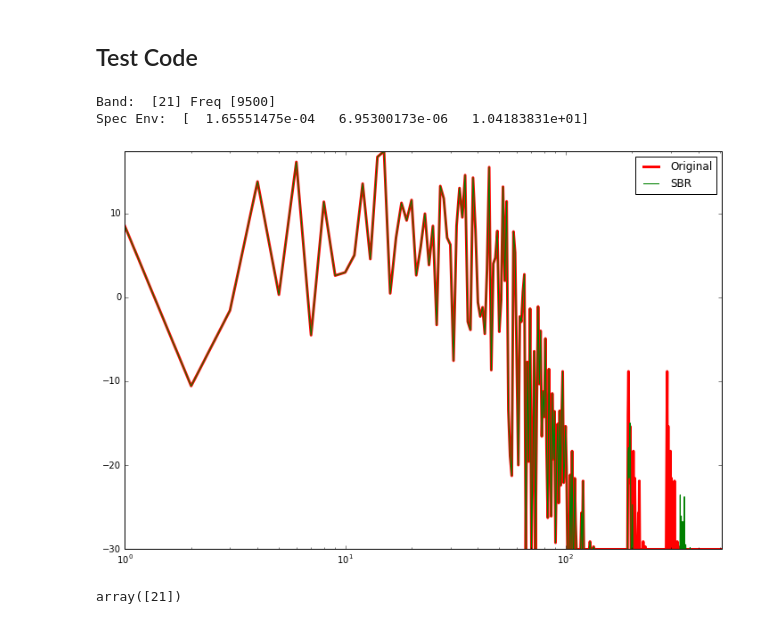
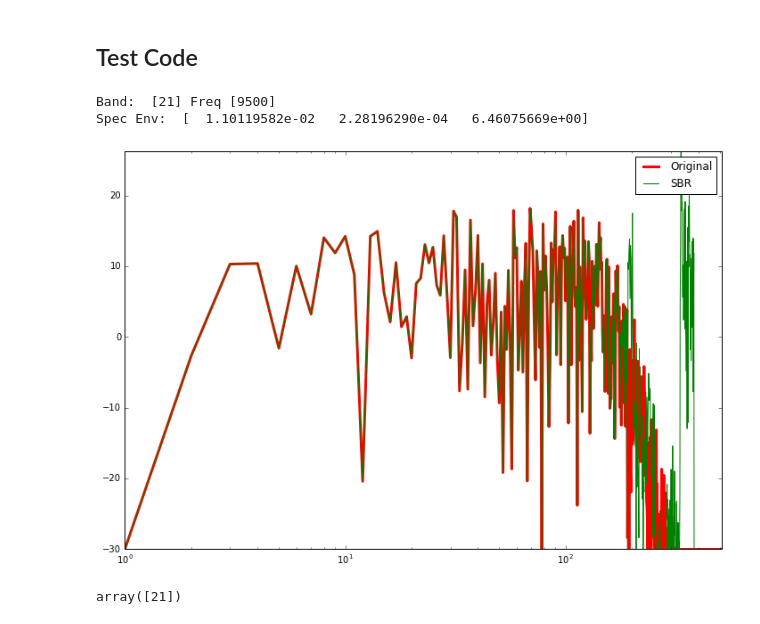
Before and after one commit to nickgang/ccrmac, a Jupyter notebook: baseCoder/SBR.ipynb, the cells around one changed output. Cells and saved outputs as stored; diff of their text form; code cells hidden in the pictures.

```diff
--- a/baseCoder/SBR.ipynb
+++ b/baseCoder/SBR.ipynb
@@ -138,37 +138,38 @@ if __name__ == "__main__":
 
 #     Noise Signal
     x = np.random.uniform(-1,1,(N))
-    b,a = signal.butter(5,0.1) # lowpass filter
+    b,a = signal.butter(5,0.3) # lowpass filter
     xn = signal.lfilter(b,a,x)
 
 
     Xmdct = m.MDCT(w.SineWindow(xn),N/2,N/2) # Compute FFT of signal
     sineWin = (1/float(N))*np.sum(np.power(w.SineWindow(np.ones_like(xn)),2)) # Get avg pow of hann window
     XmI = (4/(np.power(N,2)*sineWin))*(np.power(np.abs(Xmdct),2)) # Convert values of FFT to intensity
 
     cutoff = 9000
 
     specEnv = calcSpecEnv(xn,cutoff,fs)
 
-    newBins = HiFreqRec2(XmI,fs,cutoff)
+    copyBins = np.array(XmI,copy=True)
+    newBins = HiFreqRec2(copyBins,fs,cutoff)
     noiseBins = AddHiFreqs(newBins,fs,cutoff)
     envBins = EnvAdjust(noiseBins,fs,cutoff,specEnv)
 
     plt.figure(1)
     plt.semilogx(p.SPL(XmI),color='red',lw=3,label="Original")
     plt.hold(True)
     plt.semilogx(p.SPL(envBins),color='green',lw=1,label="SBR")
     plt.hold(True)
     a = plt.gca()
     a.legend()
     a.axis('tight')
 
     print 'Band: ',freqToBand(cutoff),'Freq',p.cbFreqLimits[freqToBand(cutoff)]
     print 'Spec Env: ',specEnv
 # %% [output]
 Band:  [21] Freq [9500]
-Spec Env:  [  1.65551475e-04   6.95300173e-06   1.04183831e+01]
+Spec Env:  [  1.10119582e-02   2.28196290e-04   6.46075669e+00]
-[figure, old version]
+[figure, new version]
 # %%
 freqToBand(9000)
 # %% [output]
```
Also changed, not shown: 2 other files.
